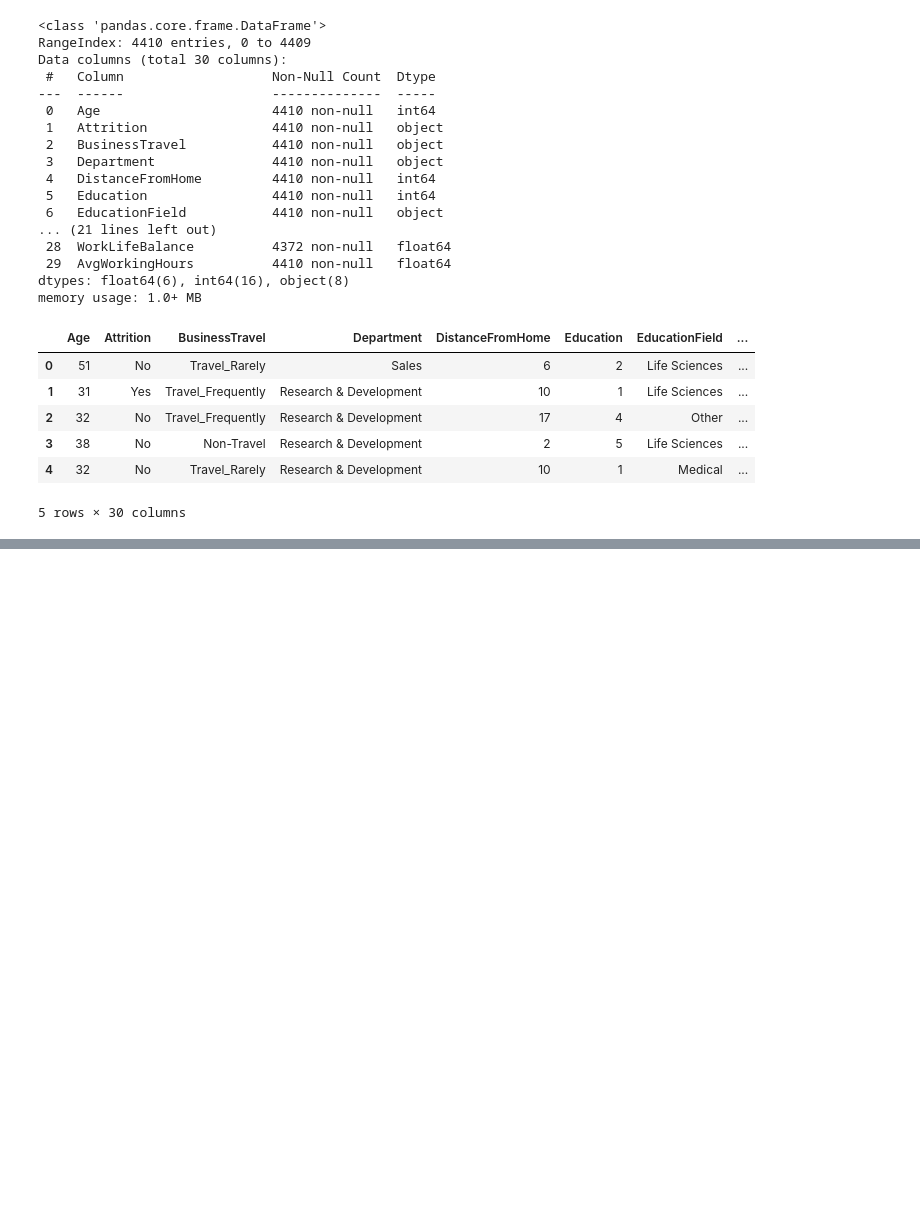
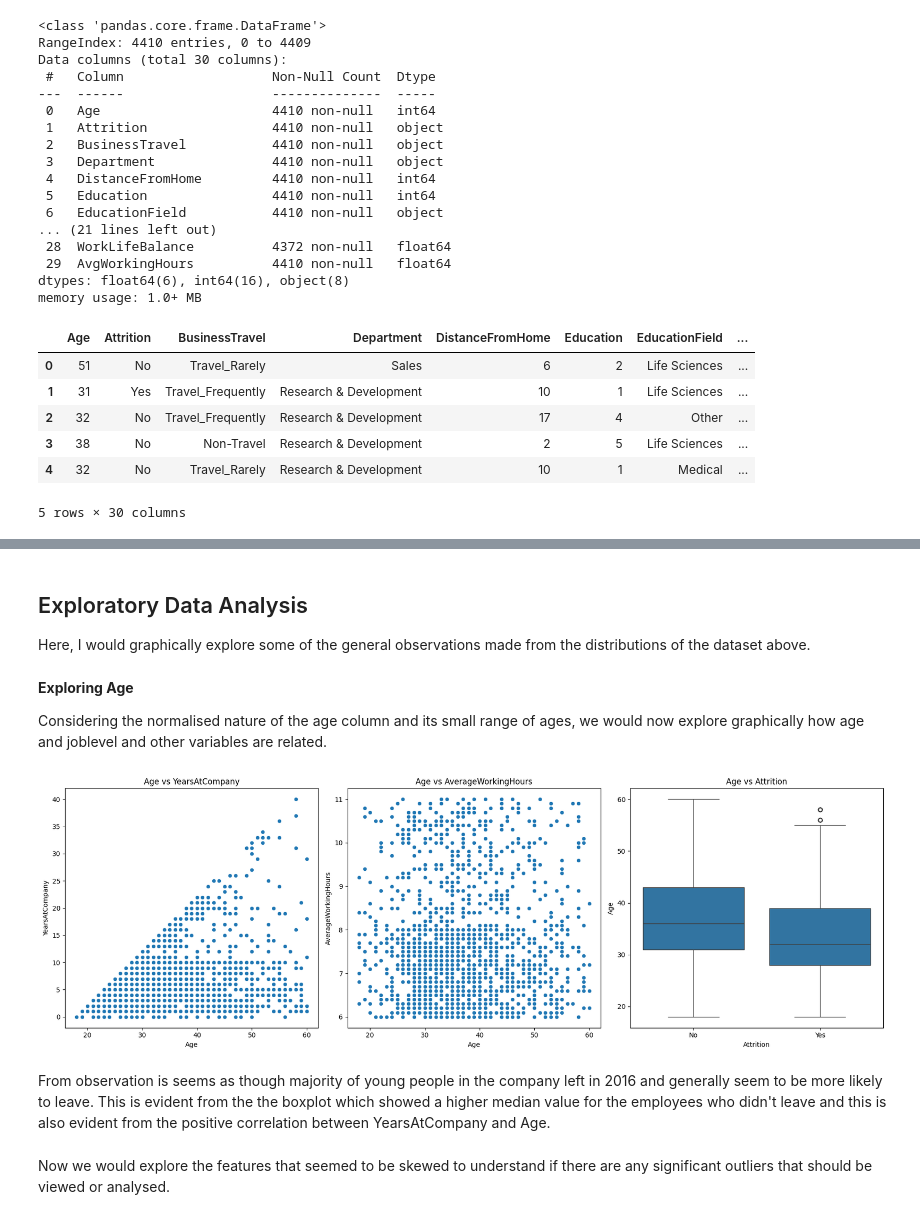
Before and after one commit to P-Asare/AI_final_H4U, a Jupyter notebook: AI_Final_Project.ipynb, the cells around one changed output, grey strips where cells are left out. Drawn from its saved outputs; the diff is of its cells as text; code cells hidden in the pictures; blank space fills up the shorter version.

```diff
--- a/AI_Final_Project.ipynb
+++ b/AI_Final_Project.ipynb
@@ -250,0 +272,38 @@ final_merged_data.head()
+# %% [markdown]
+## Exploratory Data Analysis
+
+Here, I would graphically explore some of the general observations made from the distributions of the dataset above.
+# %% [markdown]
+**Exploring Age**
+
+Considering the normalised nature of the age column and its small range of ages, we would now explore graphically how age and joblevel and other variables are related.
+# %%
+import seaborn as sns
+
+fig, axes = plt.subplots(1, 3, figsize=(18, 6))
+
+sns.scatterplot(x='Age', y='YearsAtCompany', data=final_merged_data, ax=axes[0])
+axes[0].set_title('Age vs YearsAtCompany')
+axes[0].set_xlabel('Age')
+axes[0].set_ylabel('YearsAtCompany')
+
+# Plot Age vs AverageWorkingHours as a scatter plot
+sns.scatterplot(x='Age', y='AvgWorkingHours', data=final_merged_data, ax=axes[1])
+axes[1].set_title('Age vs AverageWorkingHours')
+axes[1].set_xlabel('Age')
+axes[1].set_ylabel('AverageWorkingHours')
+
+# Plot Age vs Attrition as a boxplot
+sns.boxplot(x='Attrition', y='Age', data=final_merged_data, ax=axes[2])
+axes[2].set_title('Age vs Attrition')
+axes[2].set_xlabel('Attrition')
+axes[2].set_ylabel('Age')
+
+plt.tight_layout()
+plt.show()
+# %% [output]
+[figure, added]
+# %% [markdown]
+From observation is seems as though majority of young people in the company left in 2016 and generally seem to be more likely to leave. This is evident from the the boxplot which showed a higher median value for the employees who didn't leave and this is also evident from the positive correlation between YearsAtCompany and Age.
+# %% [markdown]
+Now we would explore the features that seemed to be skewed to understand if there are any significant outliers that should be viewed or analysed.
```
Also changed, not shown: parts of 14 cells of this notebook.
